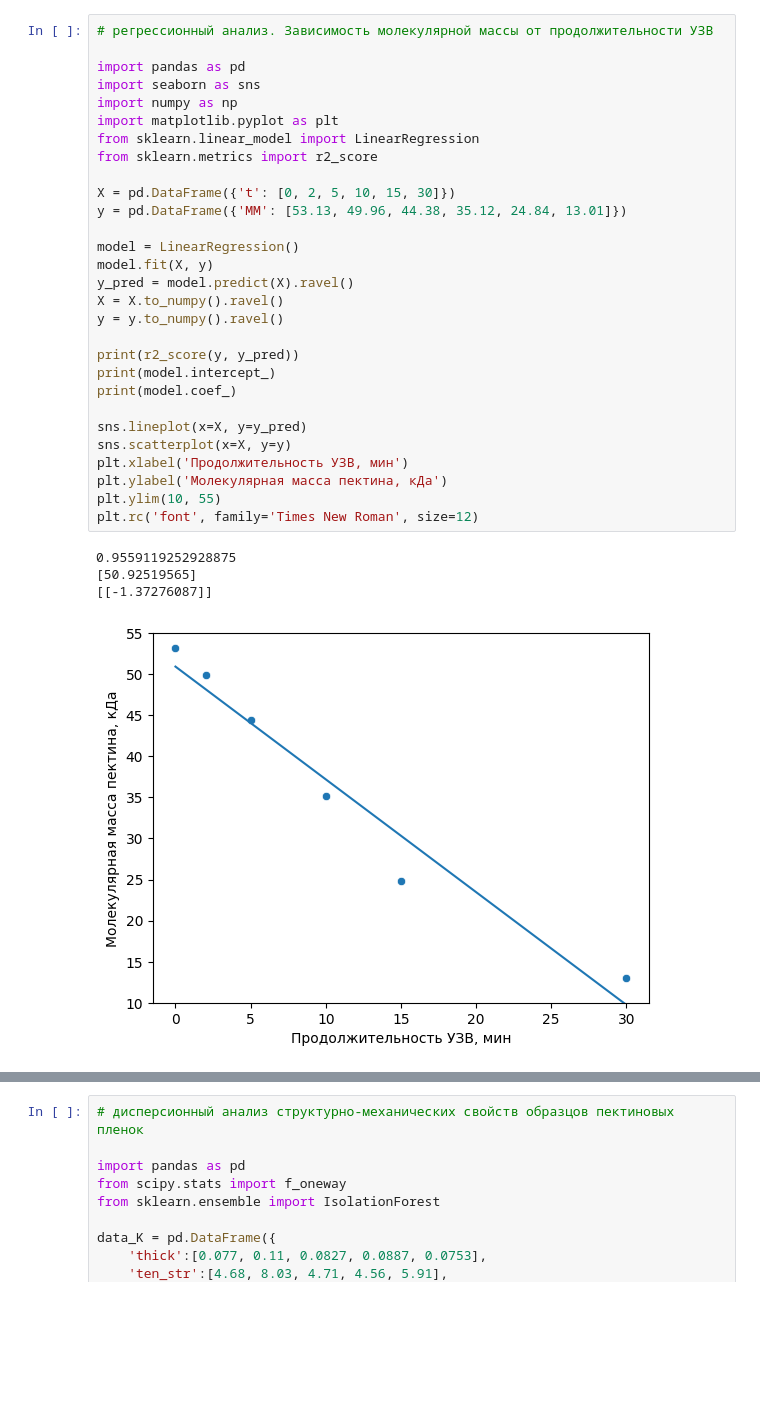
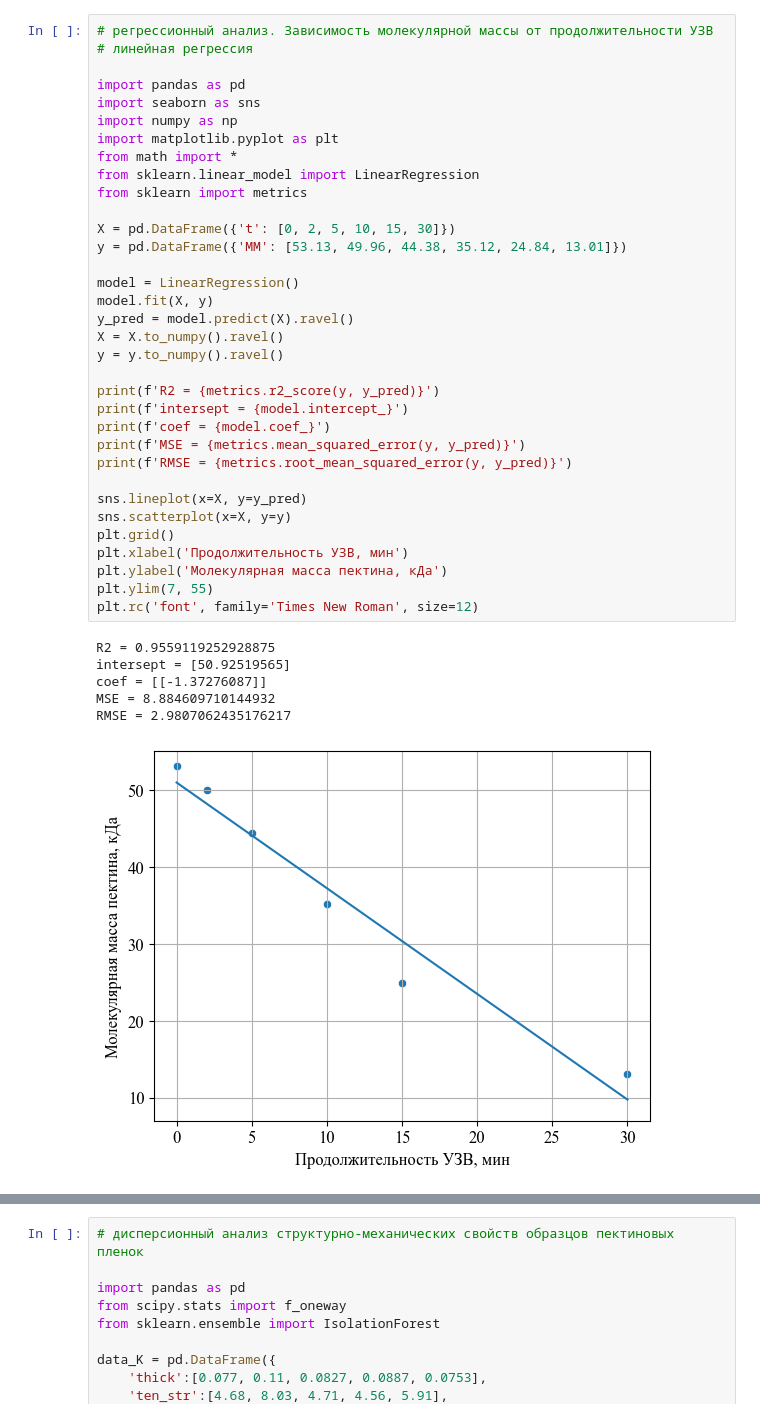
Before and after one commit to Firtux/Projects, a Jupyter notebook: Для НИР/For_article.ipynb, the cells around one changed output, grey strips where cells are left out. Saved outputs shown, nothing was run; the diff lists cells and outputs as text; blank space fills up the shorter version.

```diff
--- a/Для НИР/For_article.ipynb
+++ b/Для НИР/For_article.ipynb
@@ -1,34 +1,41 @@
 # %%
 # регрессионный анализ. Зависимость молекулярной массы от продолжительности УЗВ
+# линейная регрессия
 
 import pandas as pd
 import seaborn as sns
 import numpy as np
 import matplotlib.pyplot as plt
+from math import *
 from sklearn.linear_model import LinearRegression
-from sklearn.metrics import r2_score
+from sklearn import metrics
 
 X = pd.DataFrame({'t': [0, 2, 5, 10, 15, 30]})
 y = pd.DataFrame({'MM': [53.13, 49.96, 44.38, 35.12, 24.84, 13.01]})
 
 model = LinearRegression()
 model.fit(X, y)
 y_pred = model.predict(X).ravel()
 X = X.to_numpy().ravel()
 y = y.to_numpy().ravel()
 
-print(r2_score(y, y_pred))
-print(model.intercept_)
-print(model.coef_)
+print(f'R2 = {metrics.r2_score(y, y_pred)}')
+print(f'intersept = {model.intercept_}')
+print(f'coef = {model.coef_}')
+print(f'MSE = {metrics.mean_squared_error(y, y_pred)}')
+print(f'RMSE = {metrics.root_mean_squared_error(y, y_pred)}')
 
 sns.lineplot(x=X, y=y_pred)
 sns.scatterplot(x=X, y=y)
+plt.grid()
 plt.xlabel('Продолжительность УЗВ, мин')
 plt.ylabel('Молекулярная масса пектина, кДа')
-plt.ylim(10, 55)
+plt.ylim(7, 55)
 plt.rc('font', family='Times New Roman', size=12)
 # %% [output]
-0.9559119252928875
-[50.92519565]
-[[-1.37276087]]
+R2 = 0.9559119252928875
+intersept = [50.92519565]
+coef = [[-1.37276087]]
+MSE = 8.884609710144932
+RMSE = 2.9807062435176217
-[figure, old version]
+[figure, new version]
```
Also changed, not shown: parts of 1 cell of this notebook, 37 other files.
